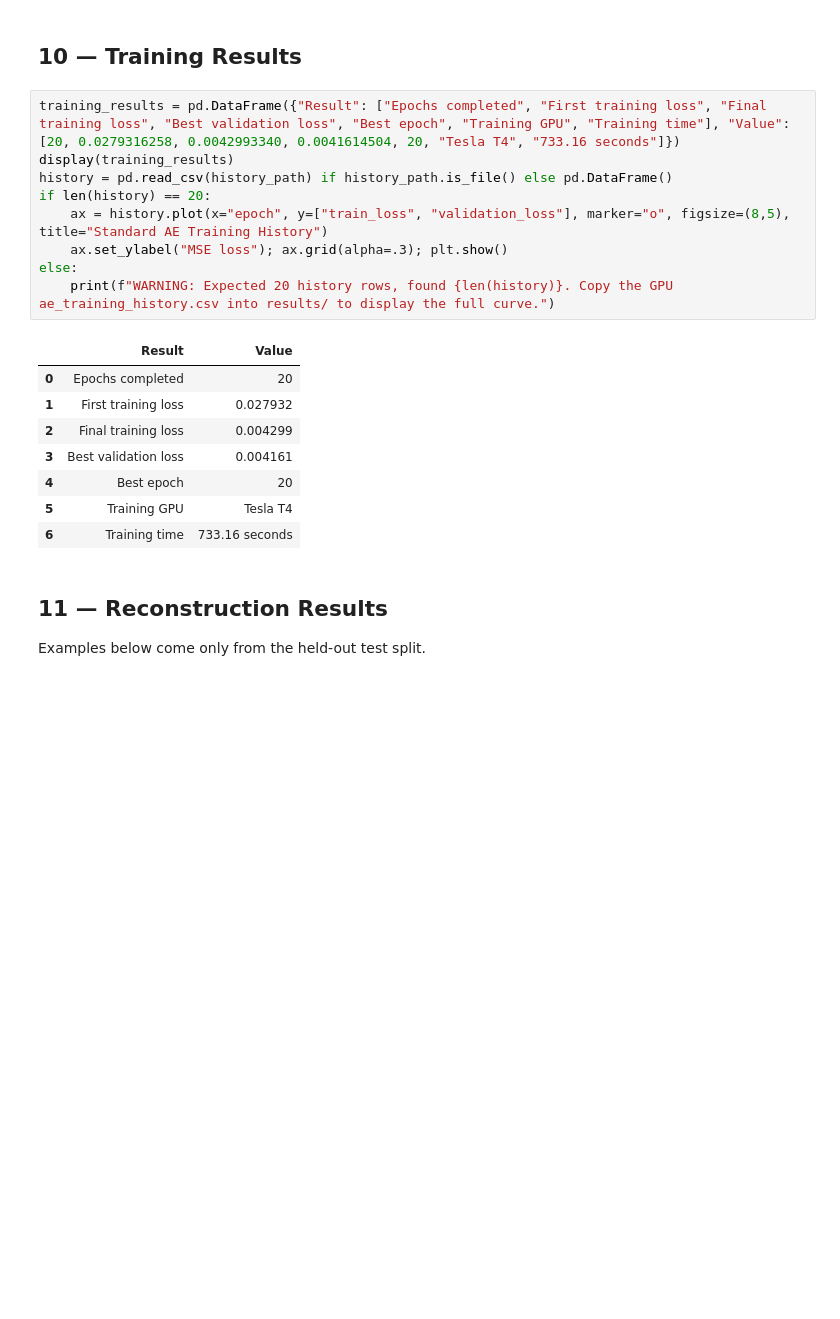
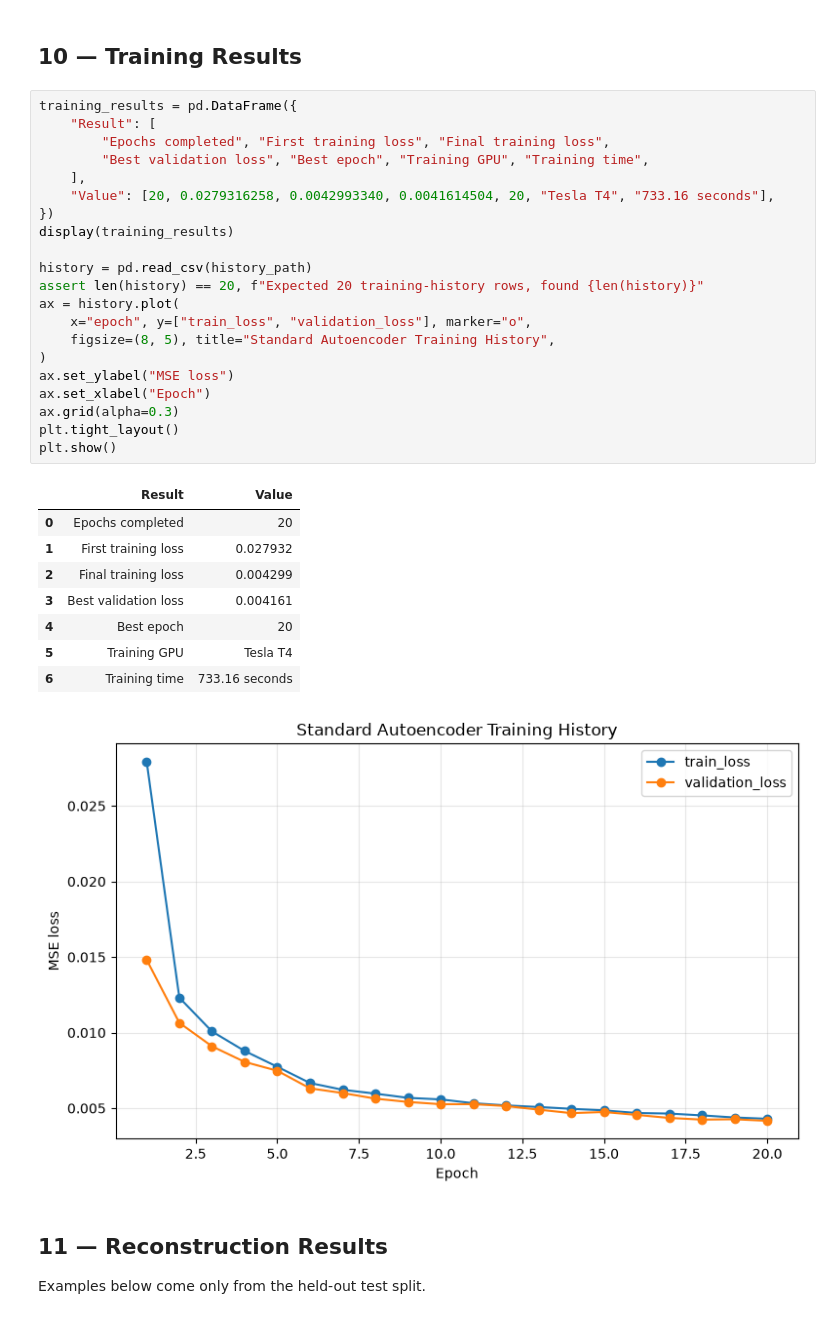
Before and after one commit to chetanraje27/Digital-Evidence-GenAI, a Jupyter notebook: notebooks/Autoencoder_CASIA_Complete_Demo.ipynb, the cells around one changed output. Cells and saved outputs as stored; diff of their text form; blank space fills up the shorter version.

```diff
--- a/notebooks/Autoencoder_CASIA_Complete_Demo.ipynb
+++ b/notebooks/Autoencoder_CASIA_Complete_Demo.ipynb
@@ -245,23 +251,36 @@ Loaded best checkpoint from epoch 20
 # %% [markdown]
 ## 10 — Training Results
 # %%
-training_results = pd.DataFrame({"Result": ["Epochs completed", "First training loss", "Final training loss", "Best validation loss", "Best epoch", "Training GPU", "Training time"], "Value": [20, 0.0279316258, 0.0042993340, 0.0041614504, 20, "Tesla T4", "733.16 seconds"]})
+training_results = pd.DataFrame({
+    "Result": [
+        "Epochs completed", "First training loss", "Final training loss",
+        "Best validation loss", "Best epoch", "Training GPU", "Training time",
+    ],
+    "Value": [20, 0.0279316258, 0.0042993340, 0.0041614504, 20, "Tesla T4", "733.16 seconds"],
+})
 display(training_results)
-history = pd.read_csv(history_path) if history_path.is_file() else pd.DataFrame()
-if len(history) == 20:
-    ax = history.plot(x="epoch", y=["train_loss", "validation_loss"], marker="o", figsize=(8,5), title="Standard AE Training History")
-    ax.set_ylabel("MSE loss"); ax.grid(alpha=.3); plt.show()
-else:
-    print(f"WARNING: Expected 20 history rows, found {len(history)}. Copy the GPU ae_training_history.csv into results/ to display the full curve.")
+
+history = pd.read_csv(history_path)
+assert len(history) == 20, f"Expected 20 training-history rows, found {len(history)}"
+ax = history.plot(
+    x="epoch", y=["train_loss", "validation_loss"], marker="o",
+    figsize=(8, 5), title="Standard Autoencoder Training History",
+)
+ax.set_ylabel("MSE loss")
+ax.set_xlabel("Epoch")
+ax.grid(alpha=0.3)
+plt.tight_layout()
+plt.show()
 # %% [output]
 |  | Result | Value |
 | 0 | Epochs completed | 20 |
 | 1 | First training loss | 0.027932 |
 | 2 | Final training loss | 0.004299 |
 | 3 | Best validation loss | 0.004161 |
 | 4 | Best epoch | 20 |
 | 5 | Training GPU | Tesla T4 |
 | 6 | Training time | 733.16 seconds |
+[figure, added]
 # %% [markdown]
 ## 11 — Reconstruction Results
 
```
Also changed, not shown: parts of 15 cells of this notebook, 3 other files.
